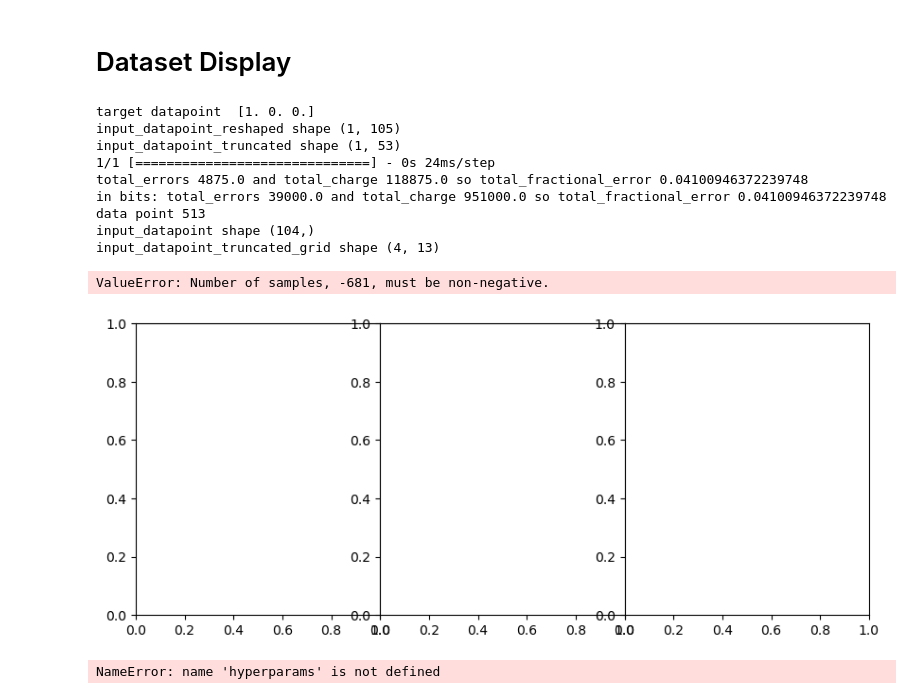
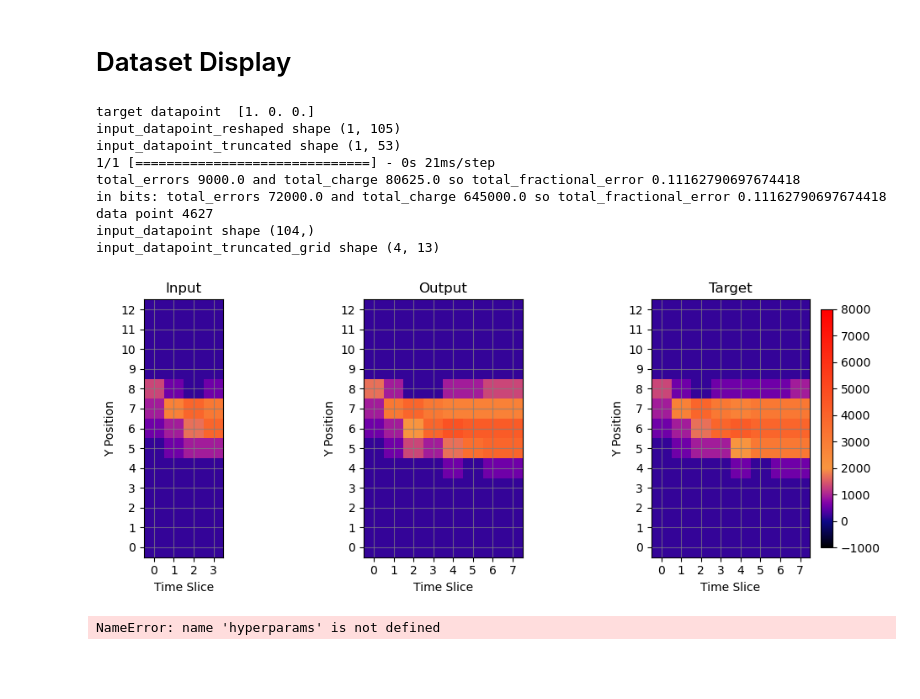
Before and after one commit to Alezander9/ML_FPGAonPixel, a Jupyter notebook: software/ALEX/DNN_high_performance.ipynb, the cells around one changed output. Saved outputs shown, nothing was run; the diff lists cells and outputs as text; code cells hidden in the pictures; blank space fills up the shorter version.

```diff
--- a/software/ALEX/DNN_high_performance.ipynb
+++ b/software/ALEX/DNN_high_performance.ipynb
@@ -608,7 +608,7 @@ def quantize_data(data, IO_BITS, min_edge, max_edge): # make into general quanti
 
     return quantized_data
 
-def unquantize_data(data, IO_BITS, min_edge, max_edge, rounding=False): # make into general quantize to with min_edge and max_edge and numbits
+def unquantize_data(data, IO_BITS, min_edge, max_edge, rounding=True): # make into general quantize to with min_edge and max_edge and numbits
 
     if (rounding):
         unquantized_data = (((( round_data(data, IO_BITS) + 1/(2**(IO_BITS))) + 1) / 2) * (max_edge - min_edge)) + min_edge
@@ -2944,10 +2955,10 @@ def find_min_pruned_val_loss(result_file='hyperparameter_results.json'):
 HYPERPARAMETERS = {
     "DUMMY_INDEX": 0,
     # Model Type
-        "MODEL_TYPE": "VAE",  # DNN or CNN or AE or VAE (Dense neural network or autoencoder or variational AE (we dont talk about CNN anymore...))
+        "MODEL_TYPE": "DNN",  # DNN or CNN or AE or VAE (Dense neural network or autoencoder or variational AE (we dont talk about CNN anymore...))
     # Input format
         "INPUT_MASKING": "ALL", # none, dead_pixel, dead_pixel_row, loud_pixel, or ALL
-        "NUM_TIME_SLICES": 8,
+        "NUM_TIME_SLICES": 4,
         "ENCODER_TIME_SLICES": 4,
     "TRAIN_PT_THRESHOLD": 2,  # in GeV
     "TEST_PT_THRESHOLD": 2,  # in GeV
@@ -2958,10 +2969,10 @@ HYPERPARAMETERS = {
         "MAX_EDGE": 6000, # max charge to quantize up to (only for quantized INPUT SCALING)
     "Y0_SCALING": "Linear", # Standard, MinMax, Linear or None
     # Input modifications
-        "ENCODING_NODES": 'Recreated', # number or 'None' or 'Recreated' (uses the encoded latent space as the input)
+        "ENCODING_NODES": 'None', # number or 'None' or 'Recreated' (uses the encoded latent space as the input)
         "INCLUDE_X": False, # True or False
     # DNN model format
-        "DNN_LAYERS": [128, 64, 32, 16],
+        "DNN_LAYERS": [32],
     # CNN model format
     # "CONV_LAYER_DEPTHS": [4, 7],
     # "CONV_LAYER_KERNELS": [(3, 3), (3, 3)],
@@ -3001,10 +3012,10 @@ HYPERPARAMETERS = {
 SAVE_FILE = "4bit_VAE_classifier.json"
 
 param_grid = {
-    "ENCODING_NODES": ['None', 'Recreated'],
-    "DNN_LAYERS": [[64, 32, 16, 8], [128, 64, 32, 16]],
+    "ENCODING_NODES": ['Recreated'],
+    "DNN_LAYERS": [[64, 32, 16], [64, 32, 16, 8], [128, 64, 32, 16]],
     "EPOCHS": [100, 150, 200],
-    "FINAL_SPARSITY": [0.4],
+    "FINAL_SPARSITY": [0.3, 0.4],
 }
 
 # SAVE_FILE = "y0_4bit_VAE_results.json"
@@ -3066,12 +3079,11 @@ Memory usage percentage: 33.6%
 # data["input_test_data_encoded"] = encode_data(data["input_test_data_combined"], encoder, HYPERPARAMETERS)
 
 
-# autoencoder = load_quantized_model('best_autoencoder_new')
-# autoencoder = tf.keras.models.load_model('best_VAE_pruned')
+autoencoder = tf.keras.models.load_model('best_4bit_VAE')
 
-data["input_train_data_recreated"] = recreate_data(data["input_train_data_combined"], model, HYPERPARAMETERS)
-data["input_validate_data_recreated"] = recreate_data(data["input_validate_data_combined"], model, HYPERPARAMETERS)
-data["input_test_data_recreated"] = recreate_data(data["input_test_data_combined"], model, HYPERPARAMETERS)
+data["input_train_data_recreated"] = recreate_data(data["input_train_data_combined"], autoencoder, HYPERPARAMETERS)
+data["input_validate_data_recreated"] = recreate_data(data["input_validate_data_combined"], autoencoder, HYPERPARAMETERS)
+data["input_test_data_recreated"] = recreate_data(data["input_test_data_combined"], autoencoder, HYPERPARAMETERS)
 # %% [output]
 13711/13711 [==============================] - 34s 2ms/step
 predictions shape is (438739, 104)
@@ -3494,31 +3514,30 @@ median total error 13.0
 # %%
 # DATASET DISPLAY
 # rand_idx = random.randint(0, 999)
 # print(rand_idx)
 input_data_example = data["input_data_example"]
 target_data_example = data["target_data_example"]
 # animation, gif = display_dataset(input_data_example, target_data_example, rand_idx, gif=False, difference=False)
 
-# 929
+np.set_printoptions(precision=3, suppress=True)
 # while True:
-rand_idx = random.randint(0, 999) # 746
-# simple_display_dataset(data, rand_idx)
+rand_idx =  4627 #random.randint(0, 9999) # 27. 230
+# simple_display_dataset(data, HYPERPARAMETERS, rand_idx)
 total_fractional_error = display_model_example(model, data, HYPERPARAMETERS, rand_idx, global_min, global_max,
                 unscaling=True, masking=False, rounding=True)
     # if (total_fractional_error > 0.13 and total_fractional_error < 0.16):
     #     break
 # %% [output]
 target datapoint  [1. 0. 0.]
 input_datapoint_reshaped shape (1, 105)
 input_datapoint_truncated shape (1, 53)
-1/1 [==============================] - 0s 24ms/step
-total_errors 4875.0 and total_charge 118875.0 so total_fractional_error 0.04100946372239748
-in bits: total_errors 39000.0 and total_charge 951000.0 so total_fractional_error 0.04100946372239748
-data point 513
+1/1 [==============================] - 0s 21ms/step
+total_errors 9000.0 and total_charge 80625.0 so total_fractional_error 0.11162790697674418
+in bits: total_errors 72000.0 and total_charge 645000.0 so total_fractional_error 0.11162790697674418
+data point 4627
 input_datapoint shape (104,)
 input_datapoint_truncated_grid shape (4, 13)
-ValueError: Number of samples, -681, must be non-negative.
-[figure, old version]
+[figure, new version]
 # %%
 anomalies, kl_scores, clipped_kl_scores, threshold = detect_anomalies_by_kld(model, data["input_test_data_combined"], hyperparams, 99)
 # %% [output]
```
Also changed, not shown: parts of 10 cells of this notebook, 4 other files.
